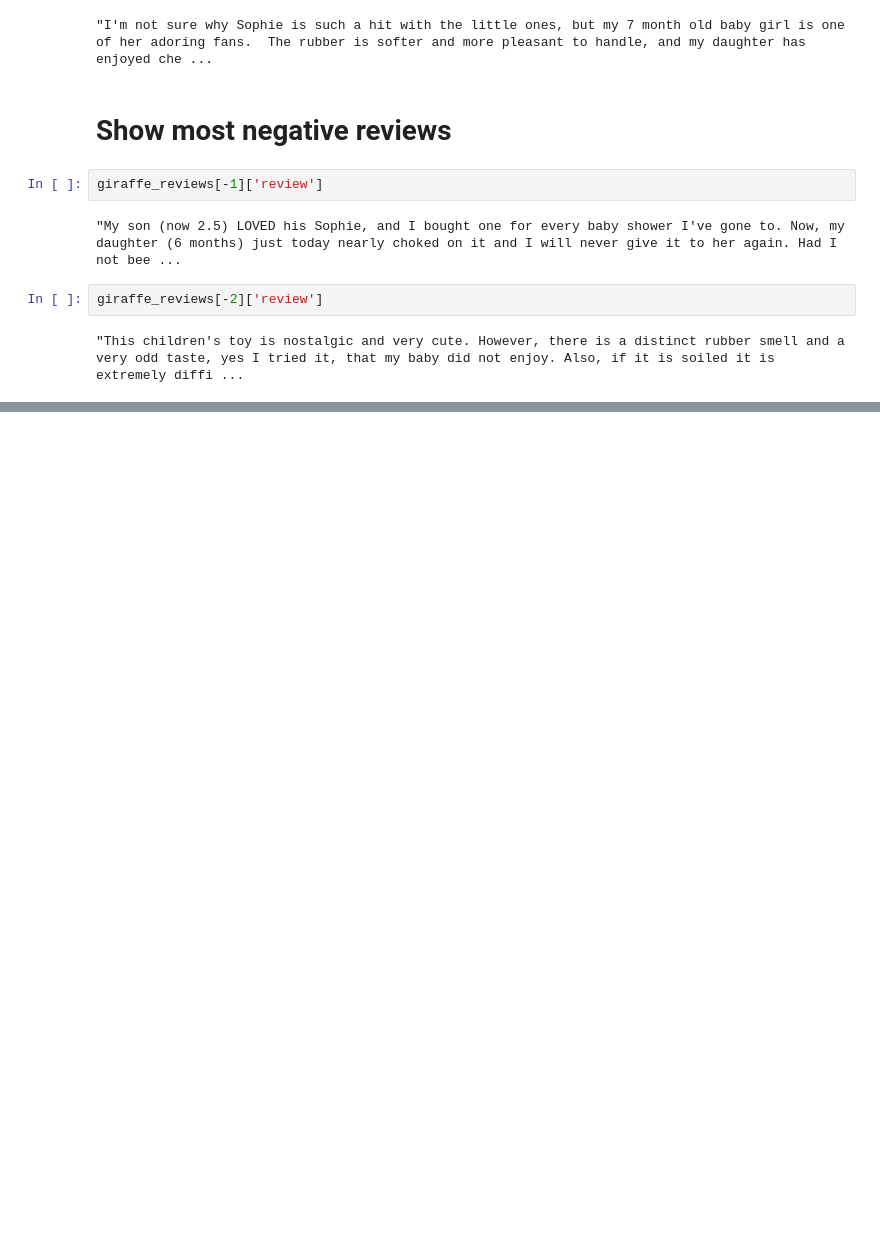
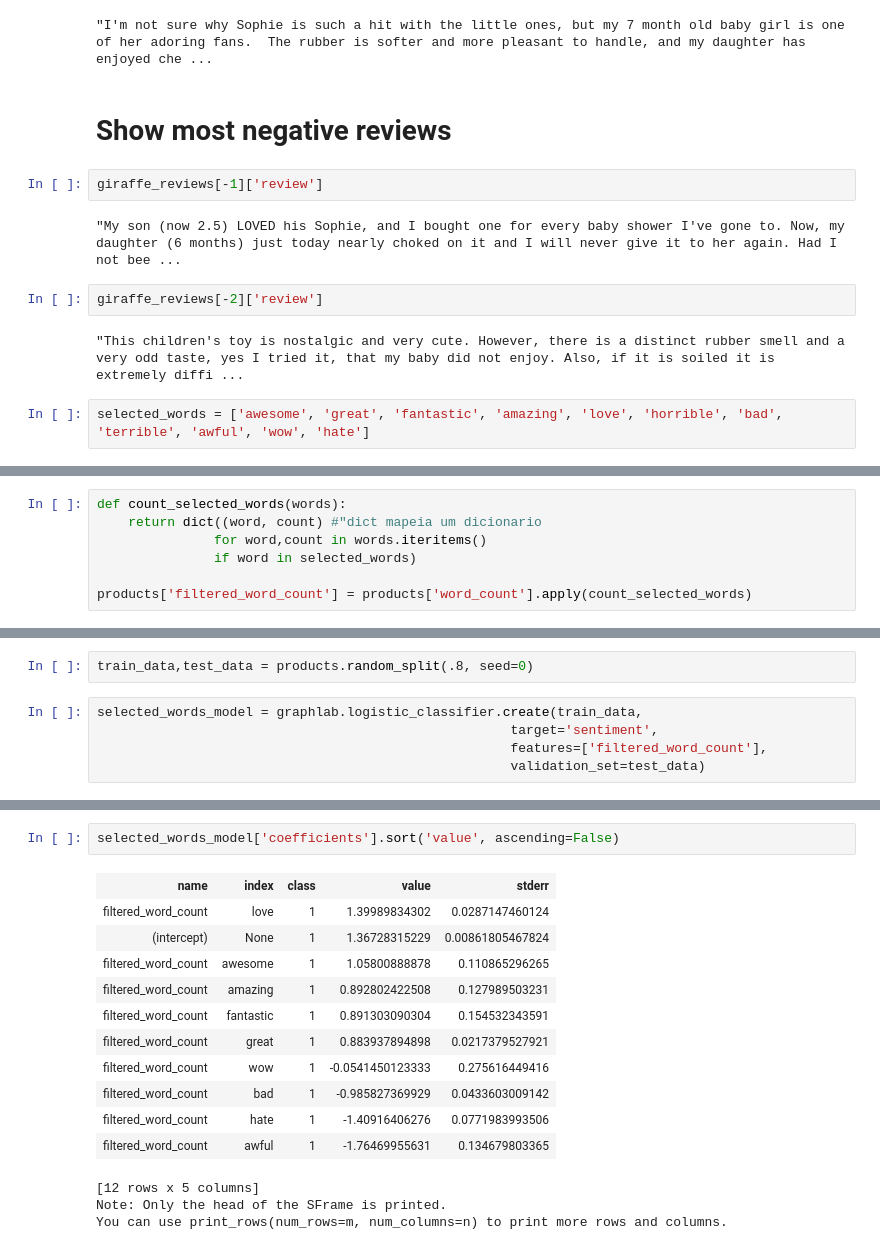
Before and after one commit to Collumbus/Machine_Learning_UW, a Jupyter notebook: Module_1-A_Case_Study_Approach/week_3/Analysing product sentiment.ipynb, the cells around one changed output, grey strips where cells are left out. Drawn from its saved outputs; the diff is of its cells as text; blank space fills up the shorter version.

```diff
--- a/Module_1-A_Case_Study_Approach/week_3/Analysing product sentiment.ipynb
+++ b/Module_1-A_Case_Study_Approach/week_3/Analysing product sentiment.ipynb
@@ -190,3 +177,5 @@ giraffe_reviews[-1]['review']
 giraffe_reviews[-2]['review']
 # %% [output]
 "This children's toy is nostalgic and very cute. However, there is a distinct rubber smell and a very odd taste, yes I tried it, that my baby did not enjoy. Also, if it is soiled it is extremely diffi ...
+# %%
+selected_words = ['awesome', 'great', 'fantastic', 'amazing', 'love', 'horrible', 'bad', 'terrible', 'awful', 'wow', 'hate']
@@ -192,0 +184,7 @@ giraffe_reviews[-2]['review']
+# %%
+def count_selected_words(words):
+    return dict((word, count) #"dict mapeia um dicionario
+               for word,count in words.iteritems()
+               if word in selected_words)
+
+products['filtered_word_count'] = products['word_count'].apply(count_selected_words)
@@ -192,0 +196,7 @@ giraffe_reviews[-2]['review']
+# %%
+train_data,test_data = products.random_split(.8, seed=0)
+# %%
+selected_words_model = graphlab.logistic_classifier.create(train_data,
+                                                     target='sentiment',
+                                                     features=['filtered_word_count'],
+                                                     validation_set=test_data)
@@ -192,0 +217,17 @@ giraffe_reviews[-2]['review']
+# %%
+selected_words_model['coefficients'].sort('value', ascending=False)
+# %% [output]
+| name | index | class | value | stderr |
+| filtered_word_count | love | 1 | 1.39989834302 | 0.0287147460124 |
+| (intercept) | None | 1 | 1.36728315229 | 0.00861805467824 |
+| filtered_word_count | awesome | 1 | 1.05800888878 | 0.110865296265 |
+| filtered_word_count | amazing | 1 | 0.892802422508 | 0.127989503231 |
+| filtered_word_count | fantastic | 1 | 0.891303090304 | 0.154532343591 |
+| filtered_word_count | great | 1 | 0.883937894898 | 0.0217379527921 |
+| filtered_word_count | wow | 1 | -0.0541450123333 | 0.275616449416 |
+| filtered_word_count | bad | 1 | -0.985827369929 | 0.0433603009142 |
+| filtered_word_count | hate | 1 | -1.40916406276 | 0.0771983993506 |
+| filtered_word_count | awful | 1 | -1.76469955631 | 0.134679803365 |
+[12 rows x 5 columns]
+Note: Only the head of the SFrame is printed.
+You can use print_rows(num_rows=m, num_columns=n) to print more rows and columns.
```
Also changed, not shown: parts of 20 cells of this notebook, 7 other files.
